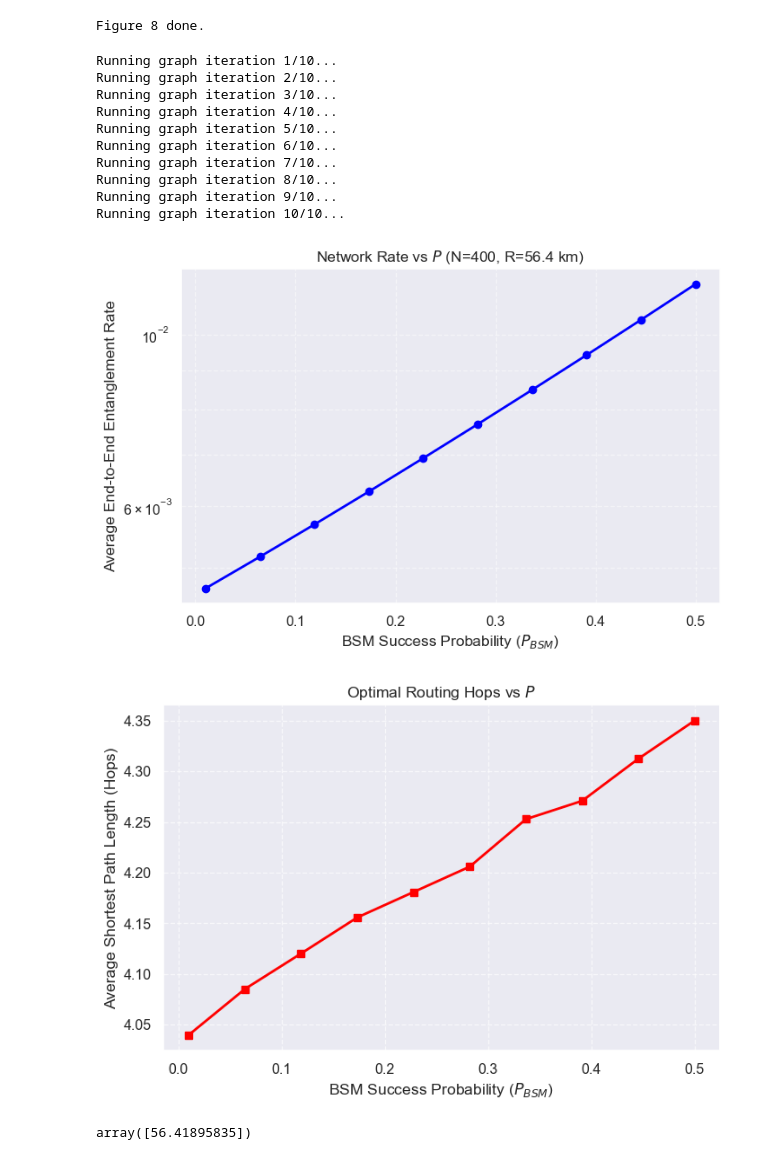
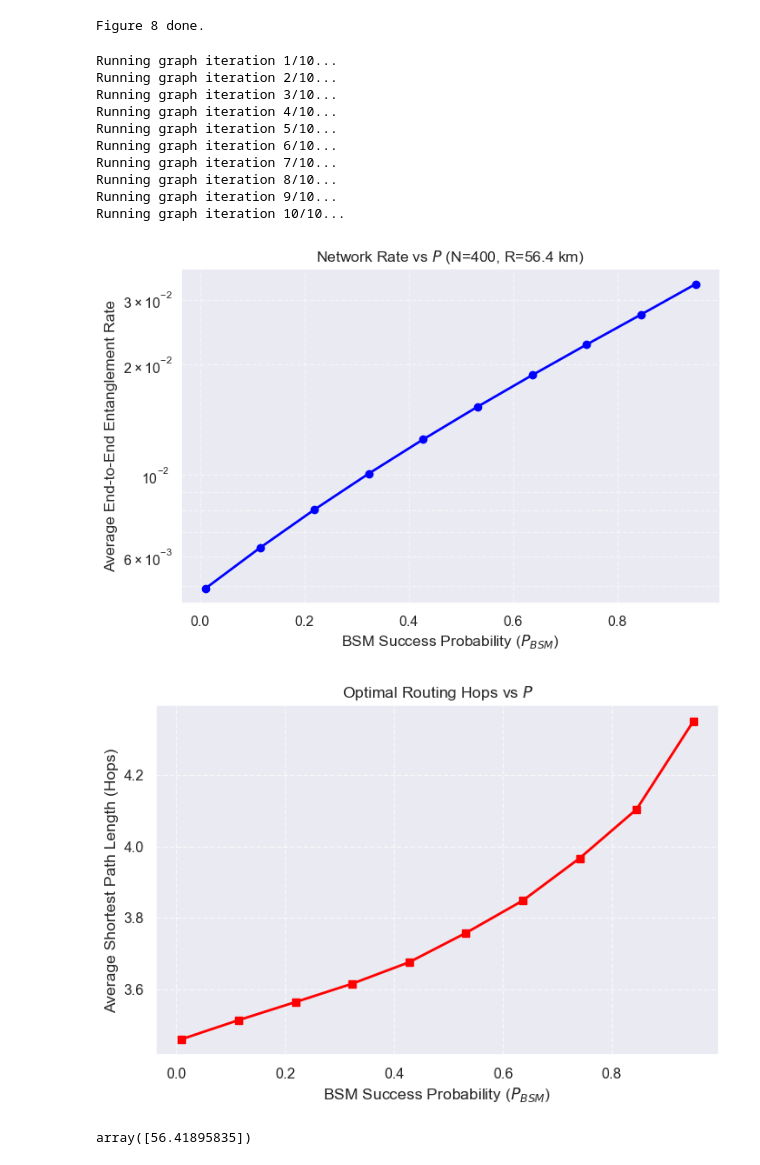
Before and after one commit to lucamar91/qkd_networks, a Jupyter notebook: metrics_study (1).ipynb, the cells around one changed output. Saved outputs shown, nothing was run; the diff lists cells and outputs as text; code cells hidden in the pictures.

```diff
--- a/metrics_study (1).ipynb
+++ b/metrics_study (1).ipynb
@@ -805,7 +805,7 @@ beta = 2.6261
 mu = 0.0233
 
 # Sweep P_BSM from 0.01 to 0.5
-p_Bells = np.linspace(0.01, 0.5, 10)
+p_Bells = np.linspace(0.01, 0.95, 10)
 
 # Calculate the single fixed radius (~56.4 km) based on your friend's density
 rhos = 0.01
@@ -876,35 +876,35 @@ final_hops = [np.mean(all_avg_hops[pb]) for pb in p_Bells]
 
 # Figure 1: Rate vs P_BSM
 plt.figure(figsize=(8, 5))
 plt.plot(p_Bells, final_probs, marker='o', color='blue', linewidth=2)
 plt.yscale('log')
 plt.ylabel('Average End-to-End Entanglement Rate')
 plt.xlabel('BSM Success Probability ($P_{BSM}$)')
 plt.title(f'Network Rate vs $P$ (N={N}, R={radius:.1f} km)')
 plt.grid(True, which="both", ls="--", alpha=0.5)
 plt.show()
 
 # Figure 2: Hops vs P_BSM
 plt.figure(figsize=(8, 5))
 plt.plot(p_Bells, final_hops, marker='s', color='red', linewidth=2)
 plt.ylabel('Average Shortest Path Length (Hops)')
 plt.xlabel('BSM Success Probability ($P_{BSM}$)')
 plt.title(f'Optimal Routing Hops vs $P$')
 plt.grid(True, ls="--", alpha=0.7)
 plt.show()
 # %% [output]
 Running graph iteration 1/10...
 Running graph iteration 2/10...
 Running graph iteration 3/10...
 Running graph iteration 4/10...
 Running graph iteration 5/10...
 Running graph iteration 6/10...
 Running graph iteration 7/10...
 Running graph iteration 8/10...
 Running graph iteration 9/10...
 Running graph iteration 10/10...
-[figure, old version]
+[figure, new version]
-[figure, old version]
+[figure, new version]
 # %%
 N=400
 rhos = 10**np.linspace(-2., 1,1)
```
Also changed, not shown: 10 other files.
